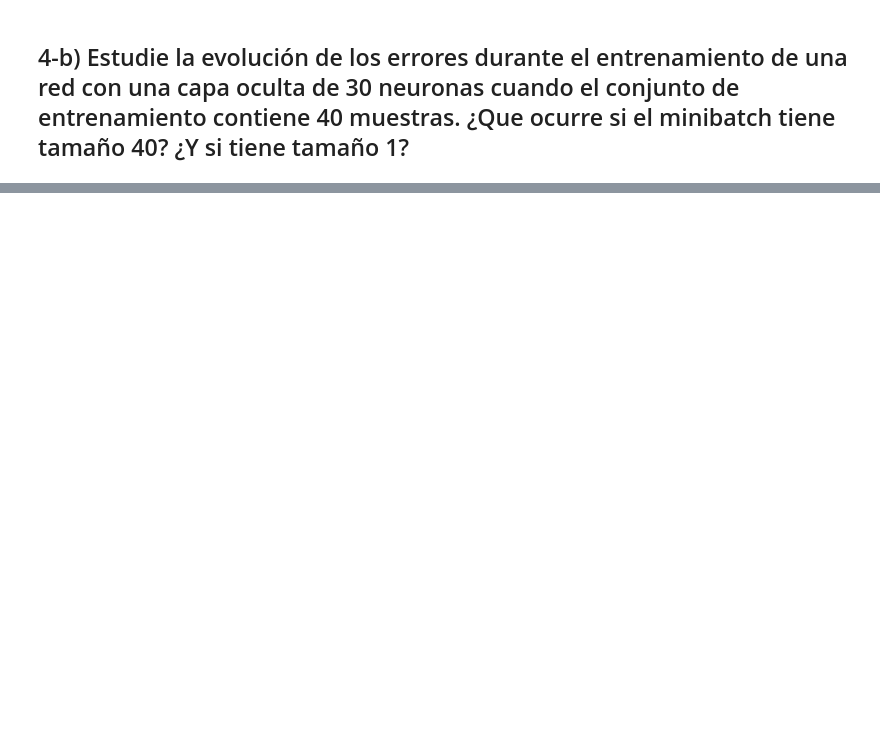
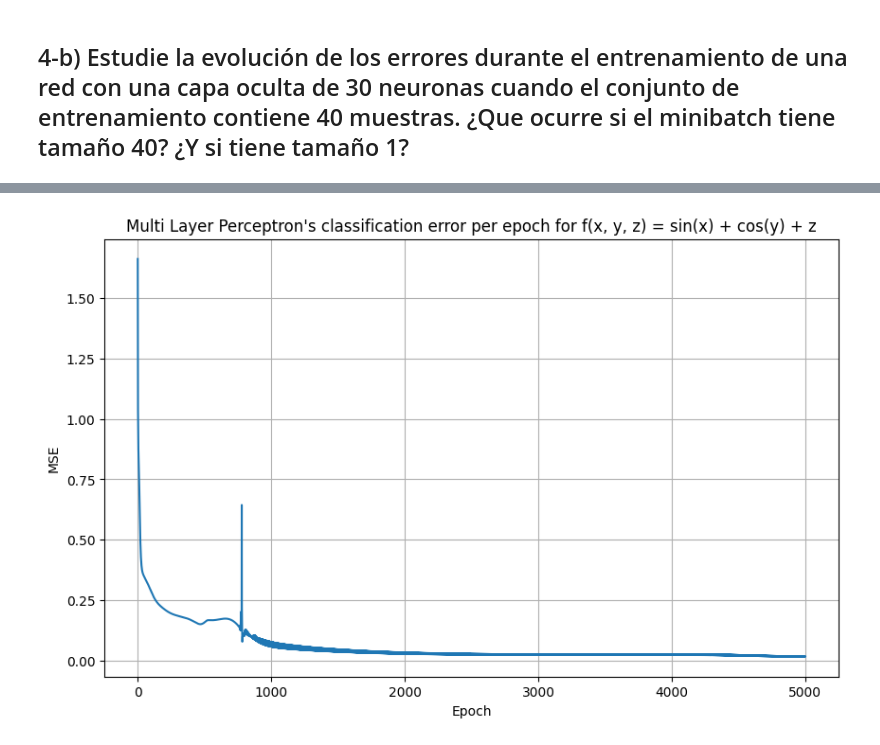
Before and after one commit to mbianchif/Aprendizaje-Profundo, a Jupyter notebook: tp2/notebook.ipynb, the cells around one changed output, grey strips where cells are left out. Drawn from its saved outputs; the diff is of its cells as text; code cells hidden in the pictures; blank space fills up the shorter version.

```diff
--- a/tp2/notebook.ipynb
+++ b/tp2/notebook.ipynb
@@ -352,0 +406,15 @@ plot_errors(errors, "f(x, y, z) = sin(x) + cos(y) + z")
+# %%
+from src.mlp import MLP
+
+
+m = MLP(arch, seed=SEED)
+
+errors = []
+def tracker(m: MLP):
+    errors.append(m.mse(X_train, Y_train))
+
+m.train(X_train, Y_train, batch_size=1, lr=0.01, epoch_f=tracker)
+# %%
+plot_errors(errors, "f(x, y, z) = sin(x) + cos(y) + z")
+# %% [output]
+[figure, added]
```
Also changed, not shown: parts of 11 cells of this notebook, 3 other files.
